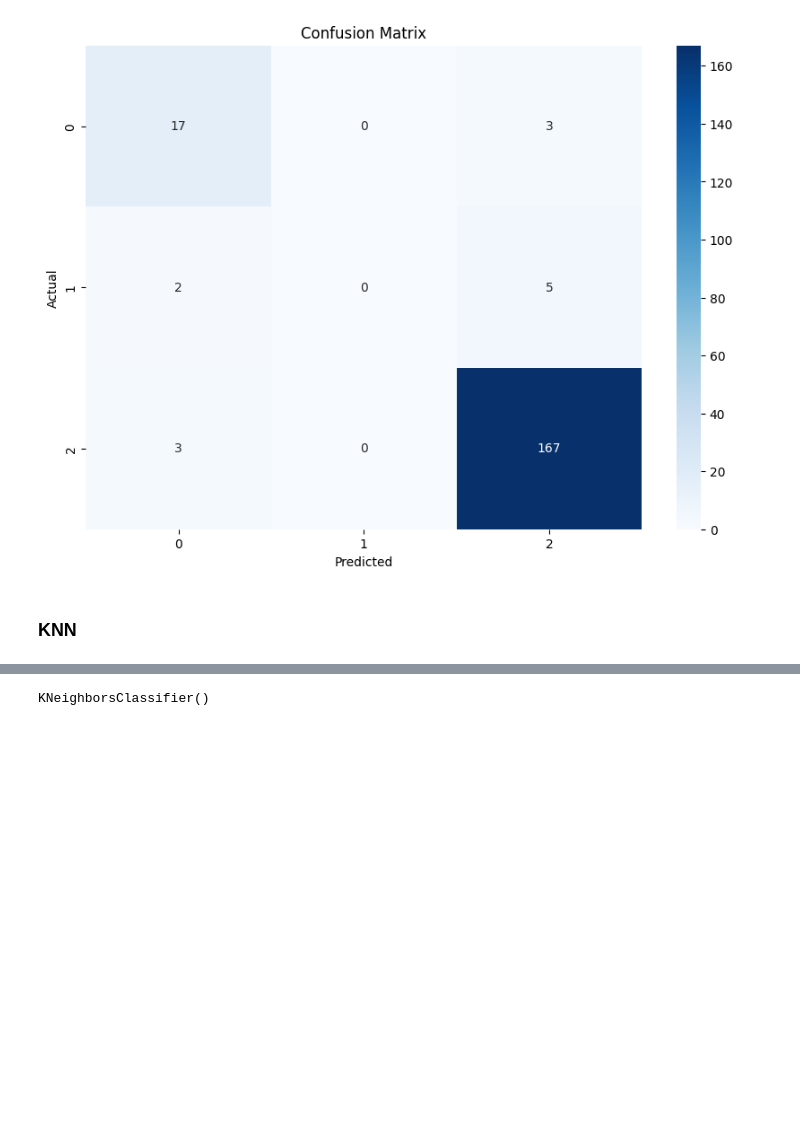
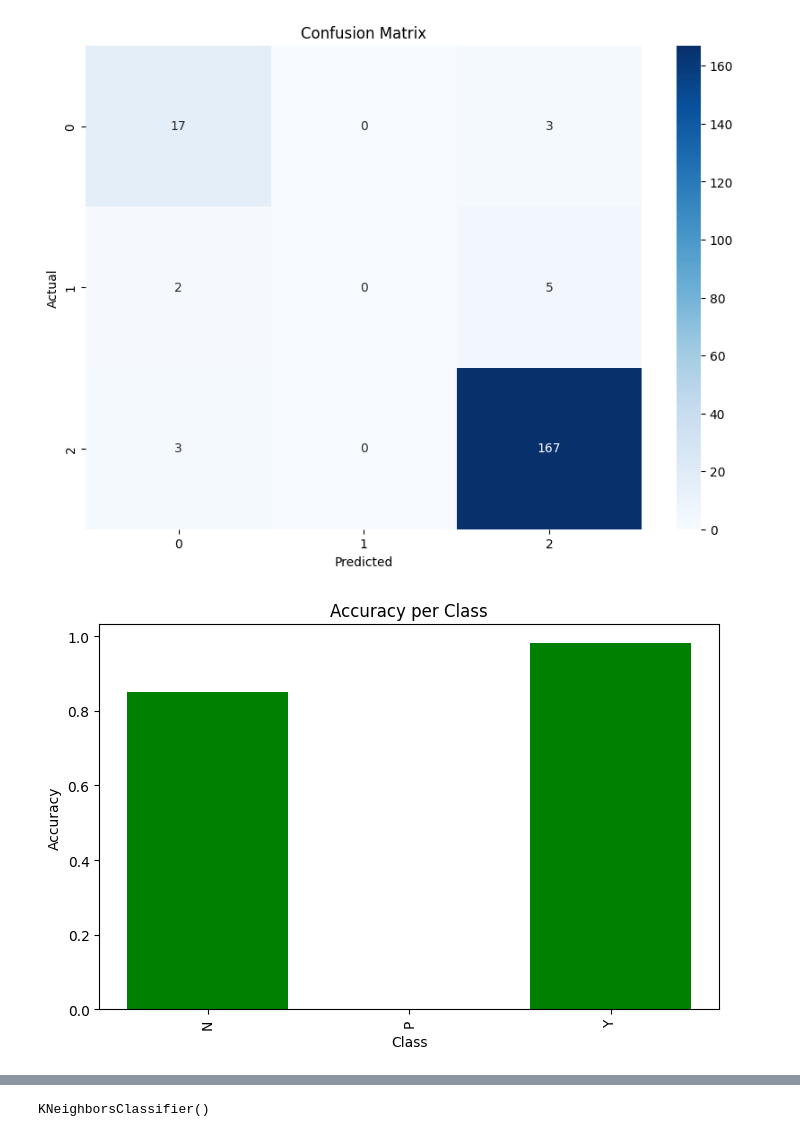
Before and after one commit to Mohamed-Ahmed-Esmat/Data-Mining-Project, a Jupyter notebook: diabetes_classification.ipynb, the cells around one changed output, grey strips where cells are left out. Drawn from its saved outputs; the diff is of its cells as text; code cells hidden in the pictures; blank space fills up the shorter version.

```diff
--- a/diabetes_classification.ipynb
+++ b/diabetes_classification.ipynb
@@ -96,6 +157,8 @@ df['CLASS'] = df['CLASS'].str.strip()
 print(df['CLASS'].unique())
 # %% [output]
 ['N' 'P' 'Y']
+# %%
+class_names = ['N' ,'P', 'Y']
 # %% [markdown]
 ## Here are the data statistics
 # %%
@@ -358,3 +436,19 @@ def Plot_Confussion_Matrix(cm):
     plt.ylabel('Actual')
     plt.title('Confusion Matrix')
     plt.show()
+# %%
+
+
+def plot_accuracy_per_class(cm, class_names):
+
+
+    accuracy_per_class = np.diagonal(cm) / cm.sum(axis=1)
+
+
+    plt.figure(figsize=(8, 5))
+    plt.bar(class_names, accuracy_per_class, color='green')
+    plt.title('Accuracy per Class')
+    plt.xlabel('Class')
+    plt.ylabel('Accuracy')
+    plt.xticks(rotation=90)
+    plt.show()
@@ -362,5 +479,7 @@ def Plot_Confussion_Matrix(cm):
 Plot_Confussion_Matrix(cm_LR)
 # %% [output]
 [figure]
-# %% [markdown]
-### KNN
+# %%
+plot_accuracy_per_class(cm_LR, class_names)
+# %% [output]
+[figure, added]
```
Also changed, not shown: parts of 53 cells of this notebook.
